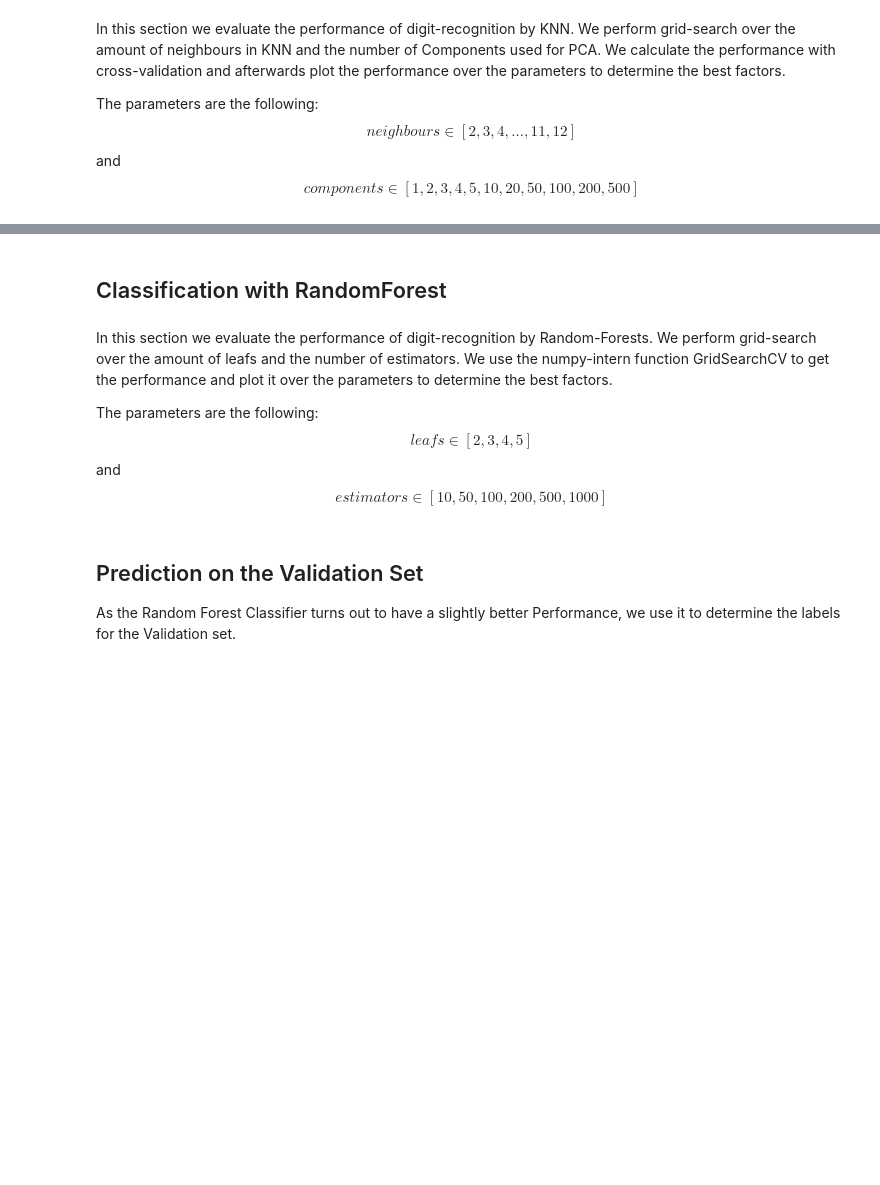
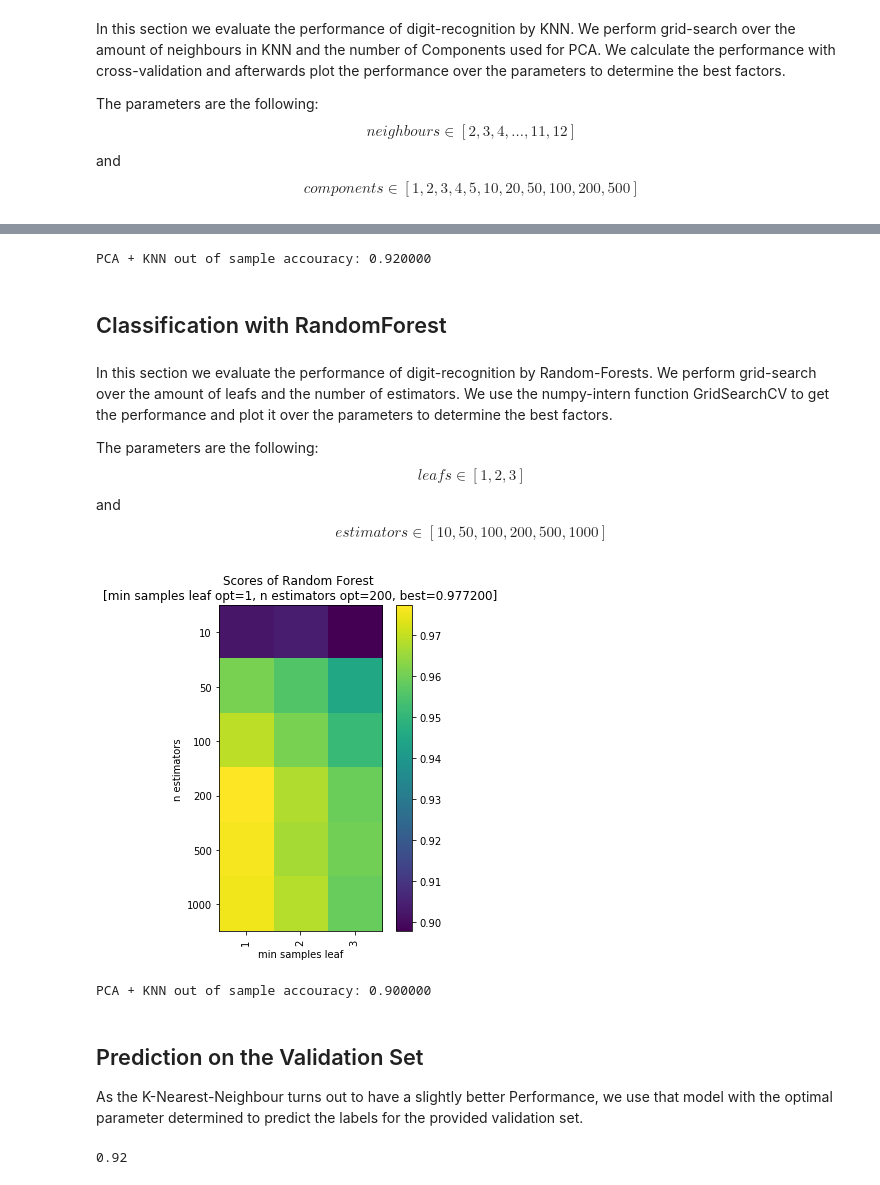
Before and after one commit to peedeeX21/grand-classification-challenge, a Jupyter notebook: source/sheet-gcc.ipynb, the cells around one changed output, grey strips where cells are left out. Saved outputs shown, nothing was run; the diff lists cells and outputs as text; code cells hidden in the pictures; blank space fills up the shorter version.

```diff
--- a/source/sheet-gcc.ipynb
+++ b/source/sheet-gcc.ipynb
@@ -283,39 +320,75 @@ plt.show()
+# %%
+n_components_opt = 50
+n_neighbors_opt = 3
+
+pca = PCA(n_components=n_components_opt)
+pca.fit(X_exp)
+X_embedded = pca.transform(X_exp)
+X_v_embedded = pca.transform(X_test)
+
+knn = KNeighborsClassifier(n_neighbors=n_neighbors_opt)
+knn.fit(X_embedded, y_exp)
+y_pred = knn.predict(X_v_embedded)
+
+print('PCA + KNN out of sample accouracy: {:f}'.format(accuracy_score(y_test, y_pred)))
+# %% [output]
+PCA + KNN out of sample accouracy: 0.920000
 # %% [markdown]
 ## Classification with RandomForest
 # %% [markdown]
 In this section we evaluate the performance of digit-recognition by Random-Forests. We perform grid-search over the amount of leafs and the number of estimators. We use the numpy-intern function GridSearchCV to get the performance and plot it over the parameters to determine the best factors.
 
 The parameters are the following:
-$$ leafs \in [2,3,4,5] $$
+$$ leafs \in [1,2,3] $$
 and
 $$ estimators \in [10,50,100,200,500,1000]$$
 # %%
 n_estimators_array = np.array([10,50,100,200,500,1000])
-min_samples_leaf_array = np.arange(2, 5, 1)
+min_samples_leaf_array = np.arange(1, 4, 1)
 score_array = np.zeros((n_estimators_array.shape[0], min_samples_leaf_array.shape[0]))
 tuned_parameters = [{
     'n_estimators': n_estimators_array,
     'min_samples_leaf': min_samples_leaf_array
 }]
-rf = RandomForestClassifier(criterion="gini")
+rf = RandomForestClassifier(criterion='gini')
 clf = GridSearchCV(rf, tuned_parameters, cv=8)
 clf.fit(X_exp, y_exp)
 score_array = np.asarray(clf.cv_results_['mean_test_score']) \
-    .reshape(n_estimators_array.shape[0], min_samples_leaf_array.shape[0])
+    .reshape(min_samples_leaf_array.shape[0], n_estimators_array.shape[0])
 # %%
 fig = plt.figure(1)
 fig.set_size_inches((5, 6))
-plot_two_params_score(score_array, n_estimators_array, min_samples_leaf_array,
-                      'n estimators', 'min samples leaf', 'Random Forest')
+plot_two_params_score(score_array, min_samples_leaf_array, n_estimators_array,
+                      'min samples leaf', 'n estimators', 'Random Forest')
 plt.show()
+# %% [output]
+[figure, added]
+# %%
+rf = RandomForestClassifier(n_estimators=200, min_samples_leaf=1, criterion='gini')
+rf.fit(X_exp, y_exp)
+y_pred = rf.predict(X_test)
+
+print('PCA + KNN out of sample accouracy: {:f}'.format(accuracy_score(y_test, y_pred)))
+# %% [output]
+PCA + KNN out of sample accouracy: 0.900000
 # %% [markdown]
 ## Prediction on the Validation Set
 
-As the Random Forest Classifier turns out to have a slightly better Performance, we use it to determine the labels for the Validation set.
+As the K-Nearest-Neighbour turns out to have a slightly better Performance, we use that model with the optimal parameter determined to predict the labels for the provided validation set.
 # %%
-clf = RandomForestClassifier(n_estimators=100, min_samples_leaf=3, criterion="gini")
-clf.fit(X_exp, y_exp)
-y_pred = clf.predict(X_validation)
+n_components_opt = 50
+n_neighbors_opt = 3
+
+pca = PCA(n_components=n_components_opt)
+pca.fit(X_exp)
+X_embedded = pca.transform(X_exp)
+X_v_embedded = pca.transform(X_test)
+
+knn = KNeighborsClassifier(n_neighbors=n_neighbors_opt)
+knn.fit(X_embedded, y_exp)
+y_pred = knn.predict(X_v_embedded)
 
 # save the results on a text file
-np.savetxt('felix-peter.txt',  y_pred, fmt='%d')
+#np.savetxt('result-felix-peter.txt',  y_pred, fmt='%d')
+# %% [output]
+0.92
```
Also changed, not shown: parts of 12 cells of this notebook, 1 other file.
